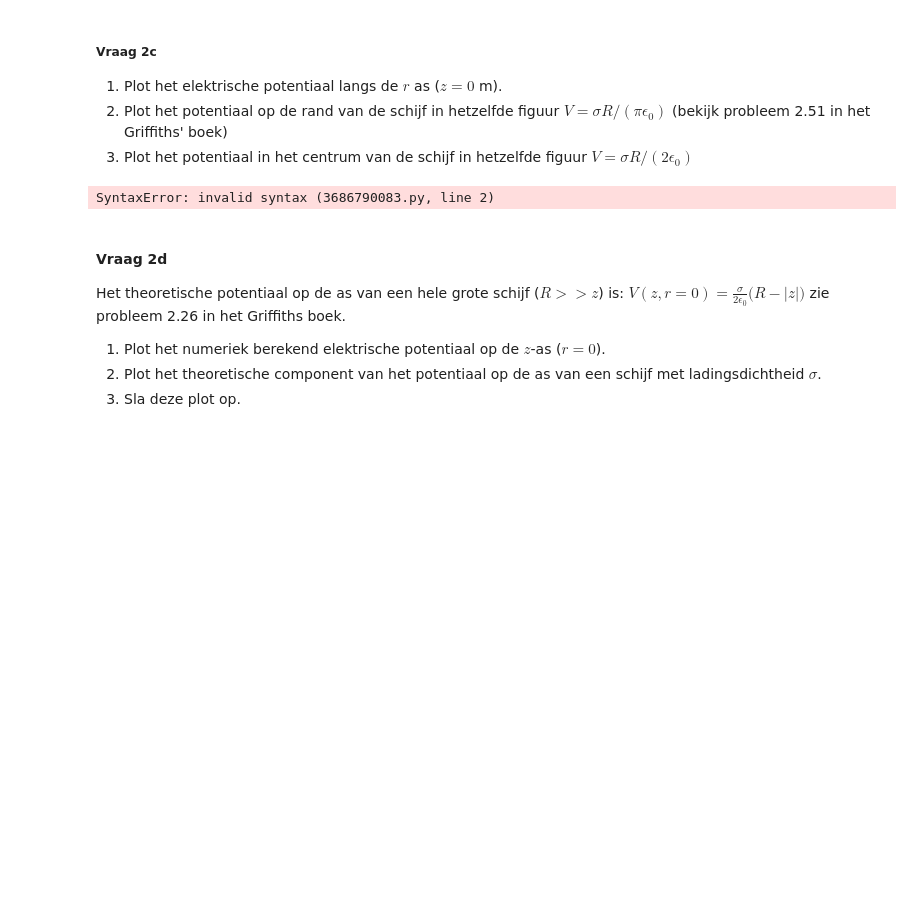
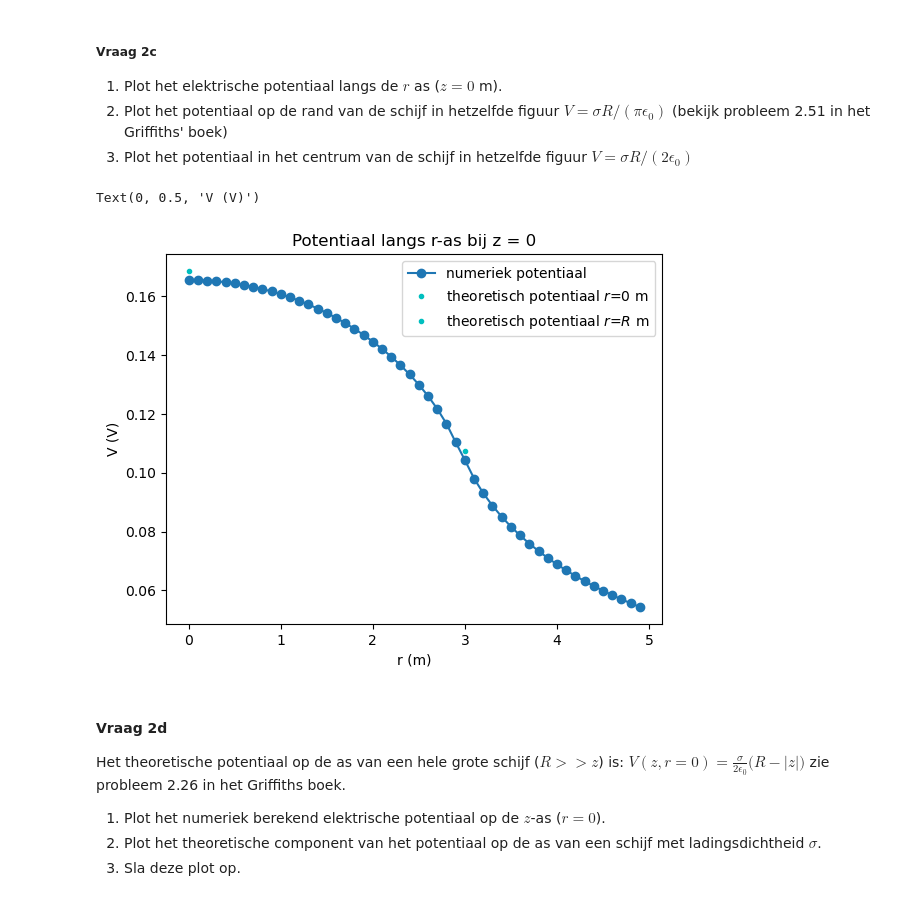
Before and after one commit to FRoerink/opdrachten-DEF-D, a Jupyter notebook: DigitaleOntwerpopdrachten/1CondensatorOpdracht/CondensatorOntwerpopdracht.ipynb, the cells around one changed output. Cells and saved outputs as stored; diff of their text form; code cells hidden in the pictures; blank space fills up the shorter version.

```diff
--- a/DigitaleOntwerpopdrachten/1CondensatorOpdracht/CondensatorOntwerpopdracht.ipynb
+++ b/DigitaleOntwerpopdrachten/1CondensatorOpdracht/CondensatorOntwerpopdracht.ipynb
@@ -208,6 +210,8 @@ Pas de cel die je in vraag 2a hebt aangepast weer aan naar de originele waardes.
 Het aantal punten dat gebruikt wordt om de schijf te creëren is number_point_charges_on_disk en de lading van een punt is charge_one_point in Coulomb.
 1. Bereken en print de ladingsdichtheid $\sigma$ met een correcte eenheid.
 # %%
-###
-###Hier jouw code###
-###
+Q_total = number_point_charges_on_disk * charge_one_point
+sigma = Q_total / (np.pi * disk_radius**2)
+
+print(f"Totale lading Q = {Q_total:.6e} C")
+print(f"Oppervlakteladingsdichtheid sigma = {sigma:.6e} C/m^2")
@@ -220,22 +227,24 @@ Het aantal punten dat gebruikt wordt om de schijf te creëren is number_point_ch
 3. Plot het potentiaal in het centrum van de schijf in hetzelfde figuur $V = \sigma R/(2 \epsilon_0)$
 # %%
 # Vul deze code aan zodat deze vraag 2.3 beantwoord.
-idx_z_zero =
+idx_z_zero = np.where(np.abs(z) < 1e-10)[0][0]
 
-V_0 =  # potentiaal op r = 0
+V_0 = sigma * disk_radius / (2 * epsilon0)    # potentiaal op r = 0
 
-V_R =  # potentiaal op de straal van de schijf
-r_R =  # straal van de schijf
+V_r = V[idx_z_zero, :]
+V_R = sigma * disk_radius / (np.pi * epsilon0) # potentiaal op de straal van de schijf
+r_R = disk_radius # straal van de schijf
 
-plt.title(f"Jullie titel")
-plt.plot(r, V, "o-", label="numeriek potentiaal")
+plt.title(f"Potentiaal langs r-as bij z = 0")
+plt.plot(r, V_r, "o-", label="numeriek potentiaal")
 plt.plot(0, V_0, "c.", label="theoretisch potentiaal $r$=0 m")
 plt.plot(r_R, V_R, "c.", label="theoretisch potentiaal $r$=$R$ m")
 plt.legend()
-plt.xlabel("Een relevante eenheid")
-plt.ylabel("Een relevante eenheid")
+plt.xlabel("r (m)")
+plt.ylabel("V (V)")
 # %% [output]
-SyntaxError: invalid syntax (3686790083.py, line 2)
+Text(0, 0.5, 'V (V)')
+[figure, added]
 # %% [markdown]
 #### Vraag 2d
 
```
Also changed, not shown: parts of 17 cells of this notebook, 4 other files.
